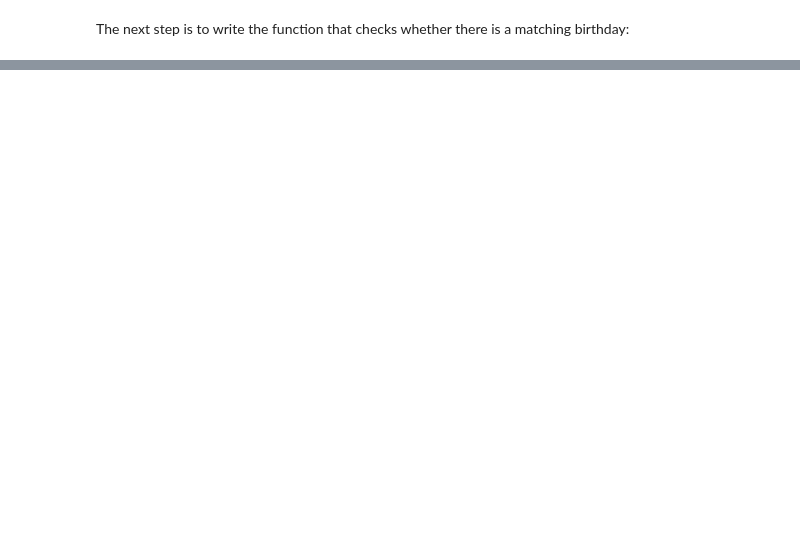
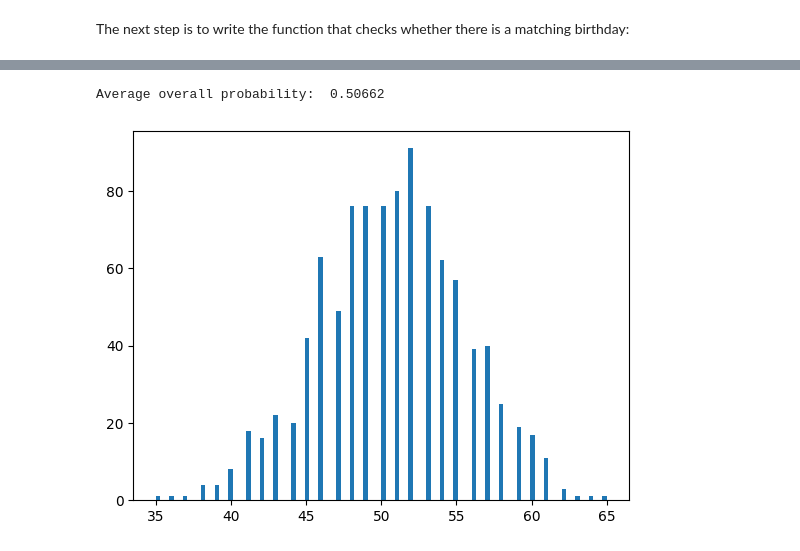
Before and after one commit to toddivanov1/math-concept-for-developers-project, a Jupyter notebook: project.ipynb, the cells around one changed output, grey strips where cells are left out. Drawn from its saved outputs; the diff is of its cells as text; code cells hidden in the pictures; blank space fills up the shorter version.

Commit message:
Random Simulation Added part 2

```diff
--- a/project.ipynb
+++ b/project.ipynb
@@ -111,9 +111,9 @@ The next step is to write the function that checks whether there is a matching b
 # %%
 def has_matching_birthday(people: list) -> bool:
     not_matching_birthdays_people_list = []
-    for p in range(len(people)):
-        if people[p] not in not_matching_birthdays_people_list:
-            not_matching_birthdays_people_list.append(people[p])
+    for person in range(len(people)):
+        if people[person] not in not_matching_birthdays_people_list:
+            not_matching_birthdays_people_list.append(people[person])
         else:
             return True
     return False
@@ -122,15 +122,19 @@ Next we need to generate a *n_g* number of groups and run the simulation over th
 # %%
+def run_random_simulation(n, n_g):
+    counter = [0, 0] # first index records the groups without matches, while the second index records the groups with birthday matches
+    for _ in range(n_g):
+        people = generate_group(n)
+        if has_matching_birthday(people):
+            counter[1] += 1
+        else:
+            counter[0] += 1
+    return counter
+
 n = 23 #We are keeping the number of group members that generate the 50% chance
 n_g = 100 #First try is with 100 groups
-counter = [0, 0]
 
-for _ in range(n_g):
-    people = generate_group(n)
-    if has_matching_birthday(people):
-        counter[1] += 1
-    else:
-        counter[0] += 1
+c = run_random_simulation(n, n_g)
 
-print(f"Number of groups with matching birthdays: {counter[1]}\n"
-      f"Number of groups without a matching birthday: {counter[0]}")
+print(f"Number of groups with matching birthdays: {c[1]}\n"
+      f"Number of groups without a matching birthday: {c[0]}")
 # %% [output]
@@ -138,0 +149,17 @@ Number of groups without a matching birthday: 49
+# %%
+number_of_runs = 1000
+probability_sum = 0
+list_of_probabilities = []
+for _ in range(number_of_runs):
+    probability_run = run_random_simulation(n, n_g)[1]
+    probability_sum += probability_run
+    list_of_probabilities.append(probability_run)
+
+average_probability = probability_sum / (number_of_runs * n_g)
+print("Average overall probability: ", average_probability)
+
+plt.hist(list_of_probabilities, bins = 100)
+plt.show()
+# %% [output]
+Average overall probability:  0.50662
+[figure, added]
```
Also changed, not shown: parts of 5 cells of this notebook.
